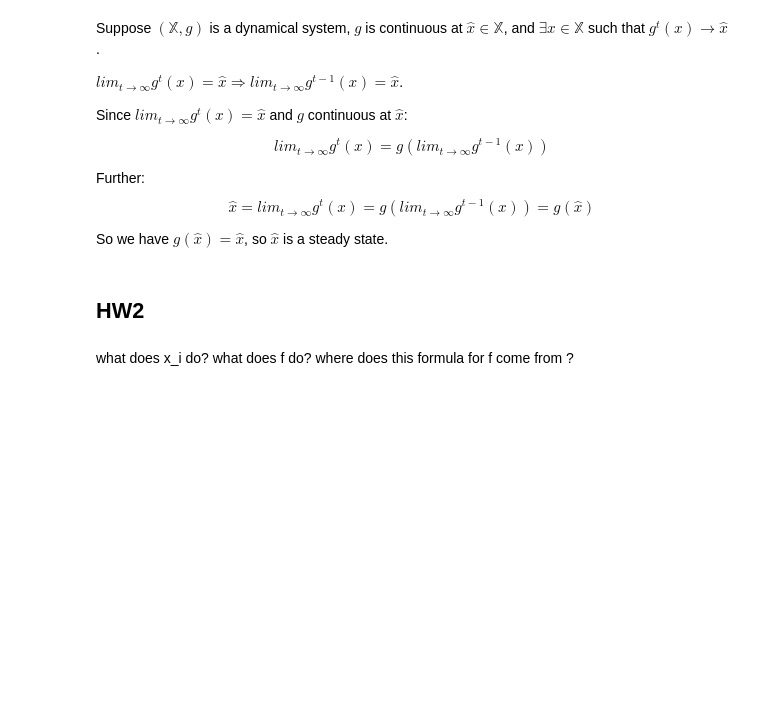
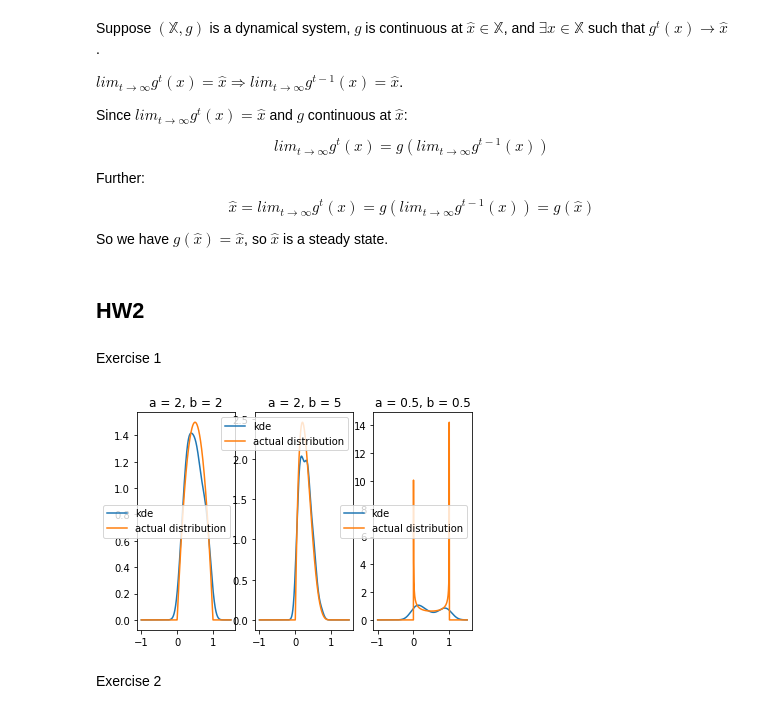
Before and after one commit to kendrarobbins/BootCamp2018, a Jupyter notebook: ProbSets/Econ/Econ PS2/Econ PS2.ipynb, the cells around one changed output. Saved outputs shown, nothing was run; the diff lists cells and outputs as text; code cells hidden in the pictures; blank space fills up the shorter version.

```diff
--- a/ProbSets/Econ/Econ PS2/Econ PS2.ipynb
+++ b/ProbSets/Econ/Econ PS2/Econ PS2.ipynb
@@ -91,6 +96,8 @@ So we have $g(\hat x) = \hat x$, so $\hat x$ is a steady state.
 from scipy.stats import norm, beta
 import matplotlib.pyplot as plt
 from ipywidgets import interact
+# %% [markdown]
+Exercise 1
 # %%
 class KDE:
 
@@ -116,5 +123,42 @@ class KDE:
             f_x[i] = np.sum(norm.pdf((x_i - X) / h))
 
         return f_x / (h * n)
-# %% [markdown]
-what does x_i do? what does f do? where does this formula for f come from ?
+# %%
+N = 100
+x_grid = np.linspace(-1, 1.5, 1000)
+
+
+A = beta(2,2)
+X = A.rvs(N)
+k = KDE(X)
+plt.subplot(1,3,1)
+plt.plot(x_grid, k.f(x_grid), label='kde')
+plt.plot(x_grid, A.pdf(x_grid), label='actual distribution')
+plt.title(f'a = {2}, b = {2}')
+plt.legend()
+
+A = beta(2,5)
+X = A.rvs(N)
+k = KDE(X)
+plt.subplot(1,3,2)
+plt.plot(x_grid, k.f(x_grid), label='kde')
+plt.plot(x_grid, A.pdf(x_grid), label='actual distribution')
+plt.title(f'a = {2}, b = {5}')
+plt.legend()
+
+
+A = beta(.5,.5)
+X = A.rvs(N)
+k = KDE(X)
+plt.subplot(1,3,3)
+plt.plot(x_grid, k.f(x_grid), label='kde')
+plt.plot(x_grid, A.pdf(x_grid), label='actual distribution')
+plt.title(f'a = {.5}, b = {.5}')
+plt.legend()
+
+
+plt.show()
+# %% [output]
+[figure, added]
+# %% [markdown]
+Exercise 2
```
Also changed, not shown: parts of 21 cells of this notebook.
